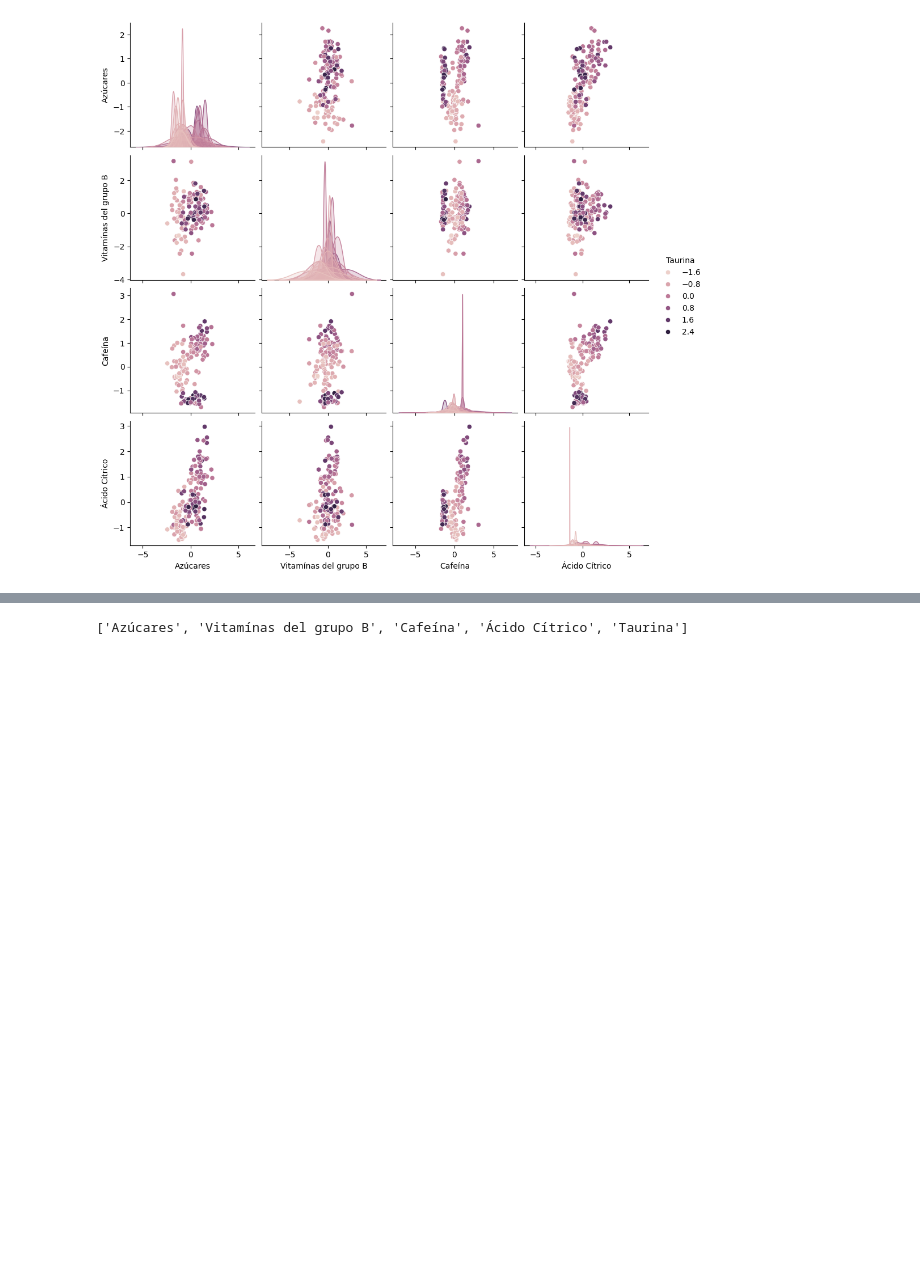
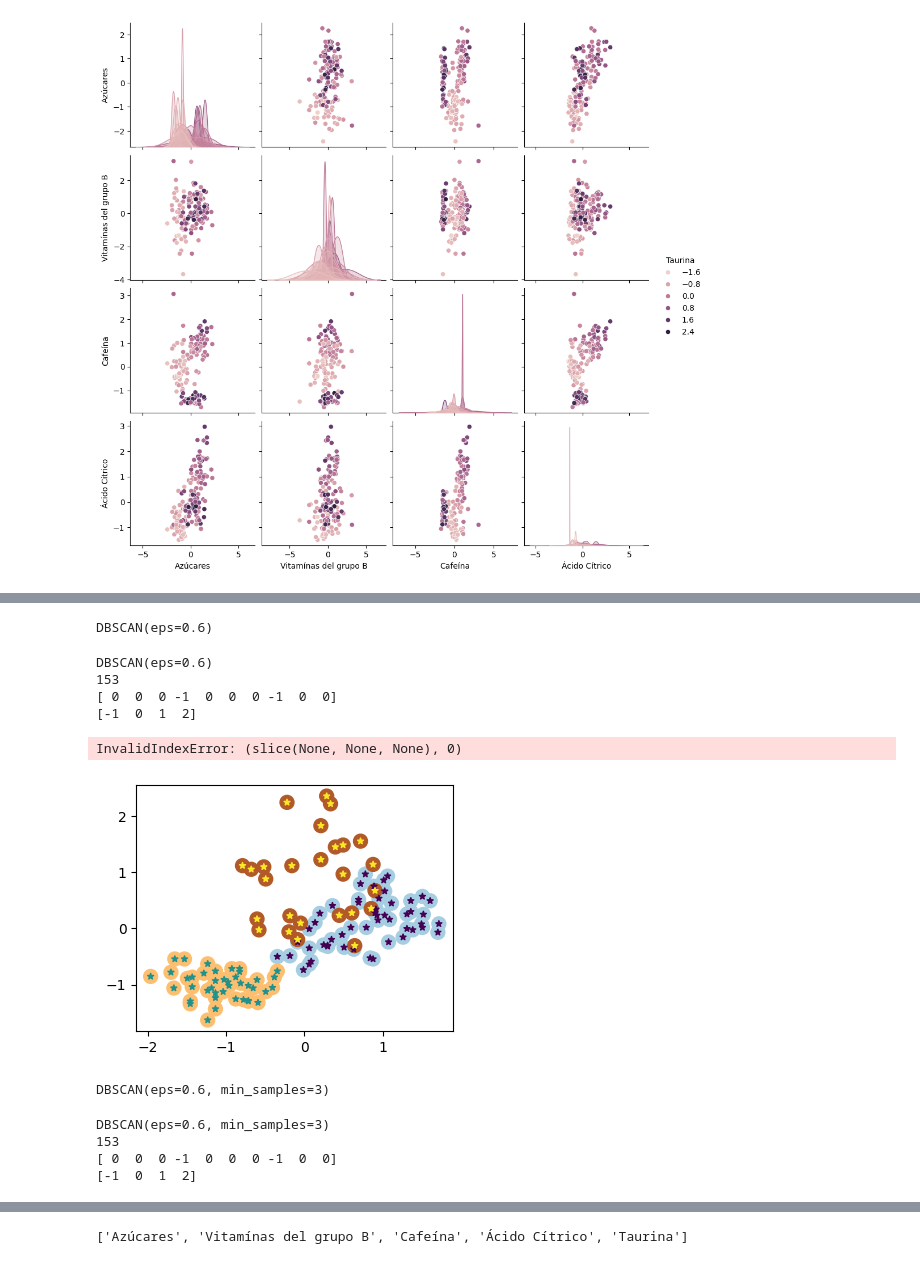
Before and after one commit to Lauragarbre/ONLINE_DS_THEBRIDGE_Curso2025, a Jupyter notebook: Bootcamp_Data_Science_2025/04_Machine_Learning /Sprint 13_ML_Modelos_No_Supervisados_I_Clustering/Unidad_02/18_Practica_Obligatoria_Clustering_II_Hecha.ipynb, the cells around one changed output, grey strips where cells are left out. Saved outputs shown, nothing was run; the diff lists cells and outputs as text; code cells hidden in the pictures; blank space fills up the shorter version.

```diff
--- a/Bootcamp_Data_Science_2025/04_Machine_Learning /Sprint 13_ML_Modelos_No_Supervisados_I_Clustering/Unidad_02/18_Practica_Obligatoria_Clustering_II_Hecha.ipynb
+++ b/Bootcamp_Data_Science_2025/04_Machine_Learning /Sprint 13_ML_Modelos_No_Supervisados_I_Clustering/Unidad_02/18_Practica_Obligatoria_Clustering_II_Hecha.ipynb
@@ -280,0 +259,59 @@ sns.pairplot(df, hue = 'Taurina')
+# %%
+# Ahora voy a probar con solo 3 features
+dbscan_4 = DBSCAN( eps = 0.6, min_samples = 5)
+dbscan_4.fit(df[features_selec])
+# %% [output]
+DBSCAN(eps=0.6)
+# %%
+# El algoritmo
+print(dbscan_4)
+
+# Todos los datos etiquetados
+print(len(dbscan_4.labels_))
+
+# Los 10 primeros labels
+print(dbscan_4.labels_[:10])
+
+# Cuantos clusters ha montado
+print(np.unique(dbscan_4.labels_))
+# %% [output]
+DBSCAN(eps=0.6)
+153
+[ 0  0  0 -1  0  0  0 -1  0  0]
+[-1  0  1  2]
+# %%
+plt.figure(figsize=(9, 3.2))
+
+plt.subplot(121)
+plot_dbscan(dbscan_4, df[features_selec], size=100)
+
+plt.subplot(122)
+plot_dbscan(dbscan_4, df[features_selec], size=600, show_ylabels=False)
+
+
+plt.show()
+# %% [output]
+InvalidIndexError: (slice(None, None, None), 0)
+[figure, added]
+# %%
+dbscan_5 = DBSCAN( eps = 0.6, min_samples = 3)
+dbscan_5.fit(df[features_selec])
+# %% [output]
+DBSCAN(eps=0.6, min_samples=3)
+# %%
+# El algoritmo
+print(dbscan_5)
+
+# Todos los datos etiquetados
+print(len(dbscan_5.labels_))
+
+# Los 10 primeros labels
+print(dbscan_5.labels_[:10])
+
+# Cuantos clusters ha montado
+print(np.unique(dbscan_5.labels_))
+# %% [output]
+DBSCAN(eps=0.6, min_samples=3)
+153
+[ 0  0  0 -1  0  0  0 -1  0  0]
+[-1  0  1  2]
```
Also changed, not shown: parts of 36 cells of this notebook.
